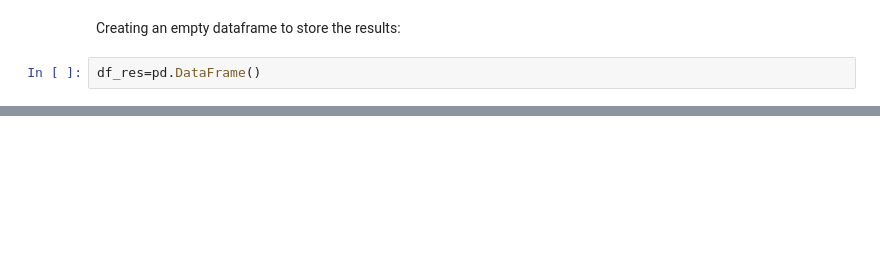
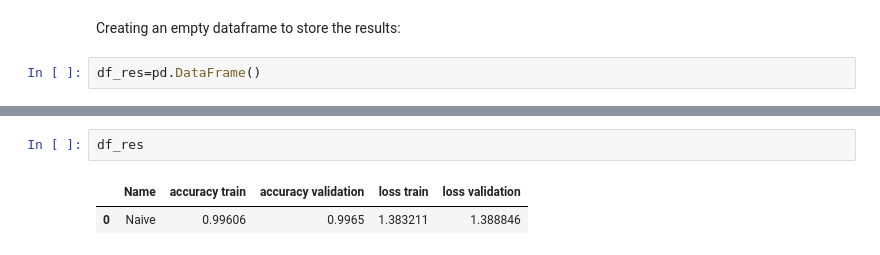
Before and after one commit to MNLKuzmin/BrainMRI, a Jupyter notebook: Second_ProjectBrainMRI.ipynb, the cells around one changed output, grey strips where cells are left out. Saved outputs shown, nothing was run; the diff lists cells and outputs as text; blank space fills up the shorter version.

Commit message:
results naive model

```diff
--- a/Second_ProjectBrainMRI.ipynb
+++ b/Second_ProjectBrainMRI.ipynb
@@ -382,0 +408,5 @@ df_res=model_results(model, history, 'Naive', df_res, train_images, train_labels
+# %%
+df_res
+# %% [output]
+|  | Name | accuracy train | accuracy validation | loss train | loss validation |
+| 0 | Naive | 0.99606 | 0.9965 | 1.383211 | 1.388846 |
```
Also changed, not shown: parts of 3 cells of this notebook.
